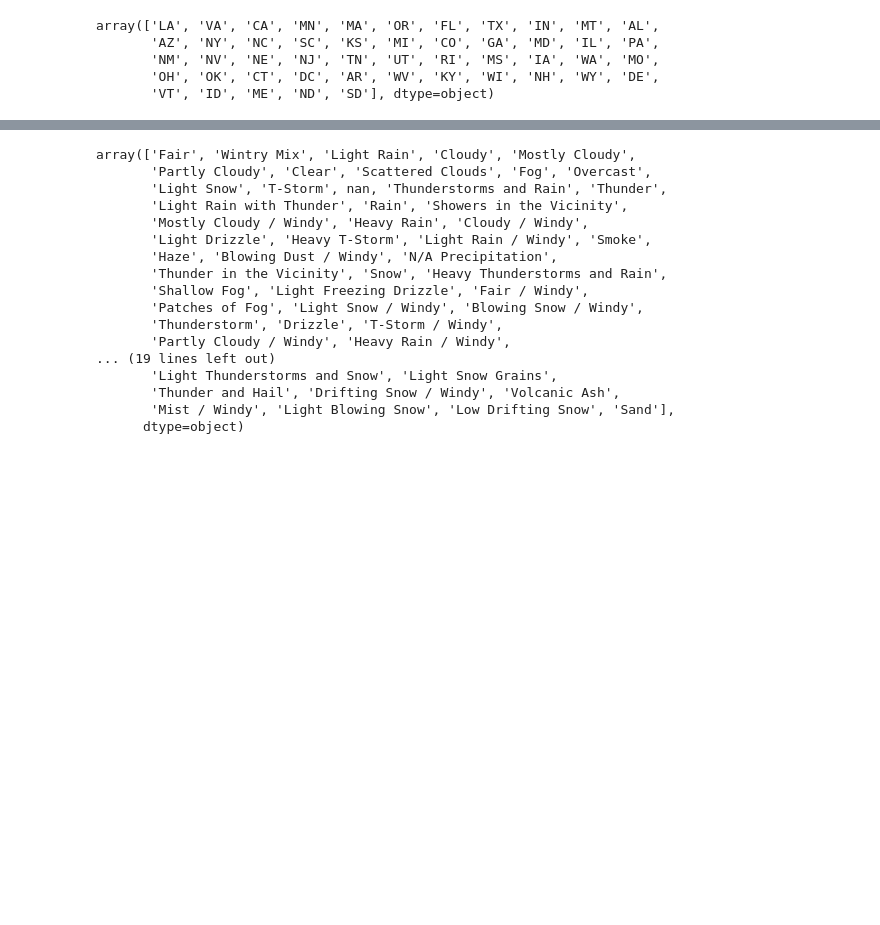
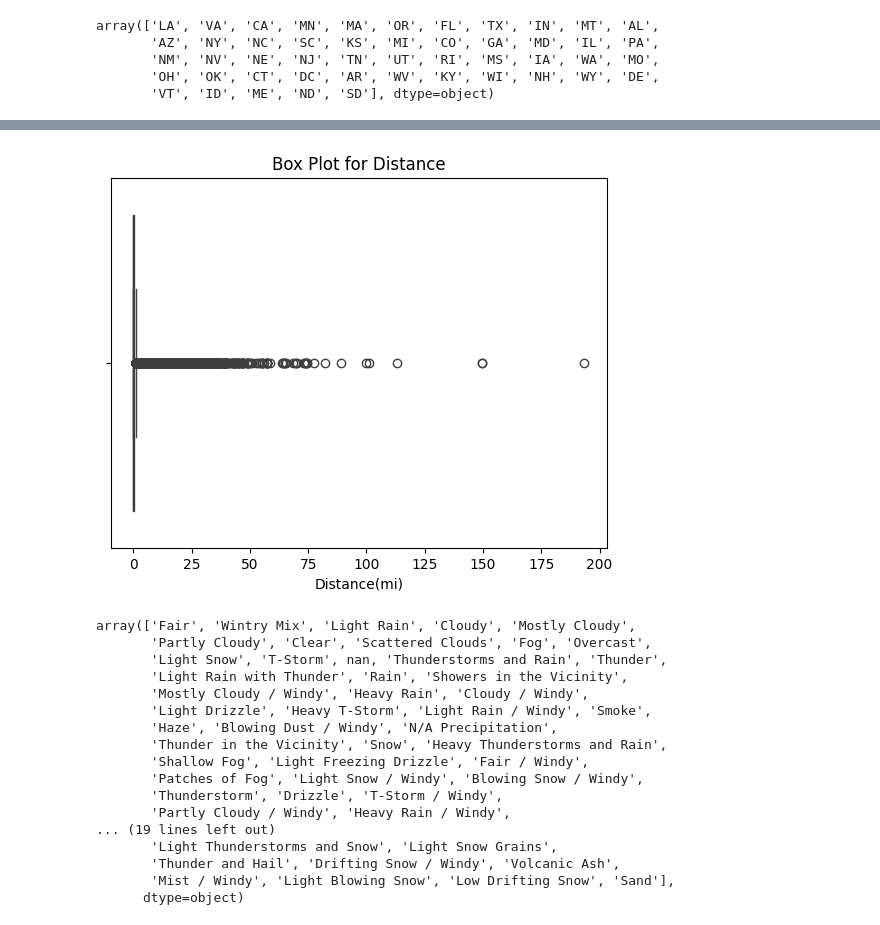
Before and after one commit to sgterrado/Need4Data-Blue-Bumper-Cars, a Jupyter notebook: Need4Data_DataClean.ipynb, the cells around one changed output, grey strips where cells are left out. Saved outputs shown, nothing was run; the diff lists cells and outputs as text; code cells hidden in the pictures; blank space fills up the shorter version.

```diff
--- a/Need4Data_DataClean.ipynb
+++ b/Need4Data_DataClean.ipynb
@@ -76,7 +77,7 @@ df = df.drop(columns = ['End_Lat', 'End_Lng', 'ID', 'Description', 'Street',
                         'Airport_Code', 'Bump', 'Crossing', 'Give_Way',
                         'Junction', 'No_Exit', 'Railway', 'Roundabout',
                         'Station', 'Stop', 'Traffic_Calming', 'Traffic_Signal',
-                        'Turning_Loop', 'Amenity', 'Source'])
+                        'Turning_Loop', 'Amenity', 'Source', 'Weather_Timestamp'])
 # %% [markdown]
 Now I need to identify potential incorrect data type and fix them.
 # %%
@@ -219,3 +238,9 @@ array(['LA', 'VA', 'CA', 'MN', 'MA', 'OR', 'FL', 'TX', 'IN', 'MT', 'AL',
+# %%
+sns.boxplot(x=df['Distance(mi)'])
+plt.title("Box Plot for Distance")
+plt.show()
+# %% [output]
+[figure, added]
 # %%
 df['Weather_Condition'].unique()
 # %% [output]
```
Also changed, not shown: parts of 20 cells of this notebook.
